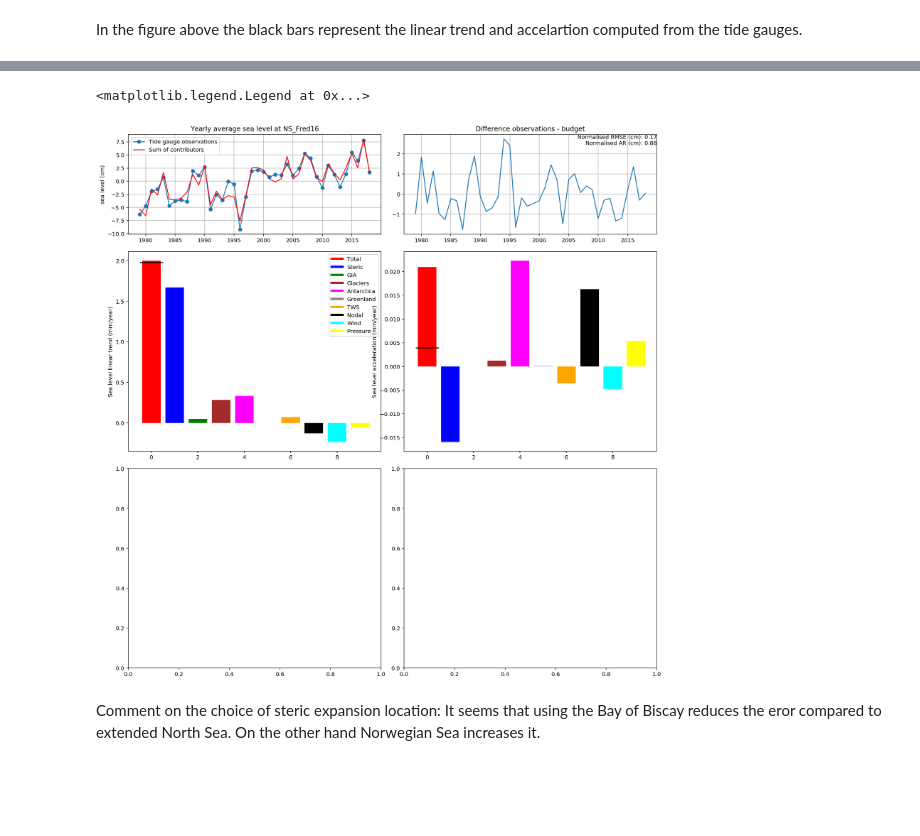
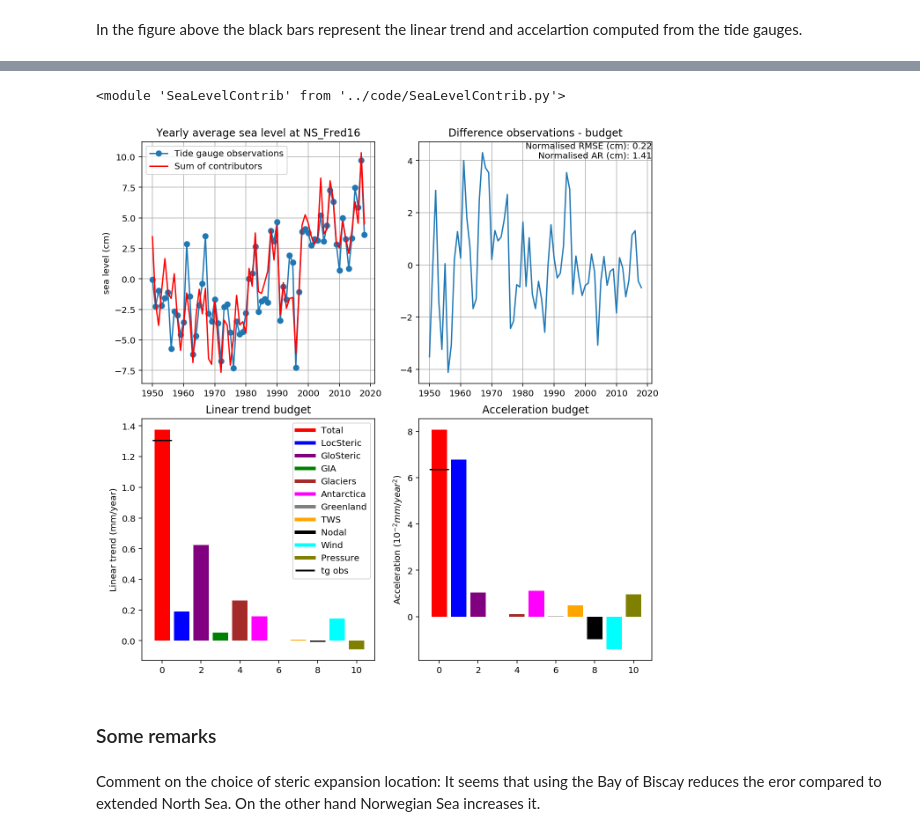
Before and after one commit to Jacobiaan/SLBudget, a Jupyter notebook: notebooks/Budget.ipynb, the cells around one changed output, grey strips where cells are left out. Cells and saved outputs as stored; diff of their text form; code cells hidden in the pictures; blank space fills up the shorter version.

```diff
--- a/notebooks/Budget.ipynb
+++ b/notebooks/Budget.ipynb
@@ -254,55 +250,10 @@ Text(0.5, 0.98, 'Sea level budget for the Dutch coast 1979-2018')
-# %%
-### Plot compaison between tide gauge observations and budget
-fig, ax = plt.subplots(3, 2, figsize=(14,14), gridspec_kw={'height_ratios': [1, 2, 2]})
-fig.tight_layout()
-
-ax[0,0].plot(slmean_df.Obs - slmean_df.Obs.mean(), 'o-', label='Tide gauge observations')
-ax[0,0].plot(slmean_df.Total - slmean_df.Total.mean() , 'r-', label='Sum of contributors')
-
-#ax[0,0].set_xlabel('time')
-ax[0,0].set_ylabel('sea level (cm)')
-ax[0,0].set_title('Yearly average sea level at '+tg_sel)
-ax[0,0].grid(True)
-ax[0,0].legend(loc='upper left')
-
-### Plot the difference between observations and budget
-diff_df = slmean_df.Obs - slmean_df.Total
-diff_df = diff_df - diff_df.mean()
-
-t = ('Normalised RMSE (cm): '+
-     str( round(np.sqrt( (diff_df**2).sum() ) / len(diff_df), 2 ))+ '\n' +
-     'Normalised AR (cm): '+
-     str( round( np.abs(diff_df).sum() / len(diff_df),2)))
-ax[0,1].text(1.0, 1.0, t, ha='right', va='top', transform=ax[0,1].transAxes)
-ax[0,1].set_title('Difference observations - budget')
-ax[0,1].grid(True)
-#diff_df = diff_df.rolling( 3, center=True).mean() # Add a running average (keep after diagnostics)
-ax[0,1].plot(diff_df)
-
-### Plot the trend and acceleration budget
-lin_trend = np.polyfit(slmean_df.index, slmean_df * 10, 1)[0,:]  # Convert from cm to mm
-stat_df = pd.DataFrame(data = dict(Lin_trend = lin_trend), index=slmean_df.columns)
-
-acceleration = 2 * np.polyfit(slmean_df.index, slmean_df * 10, 2)[0,:] # Convert from cm^2 / year to mm^2 / year
-stat_df['Acceleration'] = acceleration
-
-colors = ['red', 'blue', 'green', 'brown', 'magenta', 'grey', 'orange', 'black', 'cyan', 'yellow']
-ind = np.arange(len(slmean_df.columns) - 1 )
-
-legend_elements = []
-for i in ind:
-    legend_elements.append(Line2D([0], [0], color = colors[i], lw = 4, label = slmean_df.columns[i]))
-
-ax[1,0].bar(ind, lin_trend[:-1], color=colors)
-ax[1,0].hlines(y=lin_trend[-1], xmin=-0.5, xmax=0.5, color='black')
-ax[1,0].set_ylabel('Sea level linear trend (mm/year)')
-
-ax[1,1].bar(ind, acceleration[:-1], color=colors)
-ax[1,1].hlines(y=acceleration[-1], xmin=-0.5, xmax=0.5, color='black')
-ax[1,1].set_ylabel('Sea level acceleration (mm/year)')
-ax[1,0].legend(handles=legend_elements, loc='upper right')
-
-#plt.savefig('Figures/CompObsContrib.pdf')
-# %% [output]
-<matplotlib.legend.Legend at 0x...>
-[figure, removed]
+# %%
+importlib.reload(slc)
+# %% [output]
+<module 'SeaLevelContrib' from '../code/SeaLevelContrib.py'>
+# %%
+separate_global_steric = True
+fig, ax = slc.plot_budget(tg_sel, slmean_df, separate_global_steric)
+#plt.savefig('Figures/CompObsContrib.pdf')
+# %% [output]
+[figure, added]
@@ -309,3 +288,5 @@ ax[1,0].legend(handles=legend_elements, loc='upper right')
+# %% [markdown]
+### Some remarks
 # %% [markdown]
 Comment on the choice of steric expansion location:
 It seems that using the Bay of Biscay reduces the eror compared to extended North Sea.
```
Also changed, not shown: parts of 11 cells of this notebook, 1 other file.
